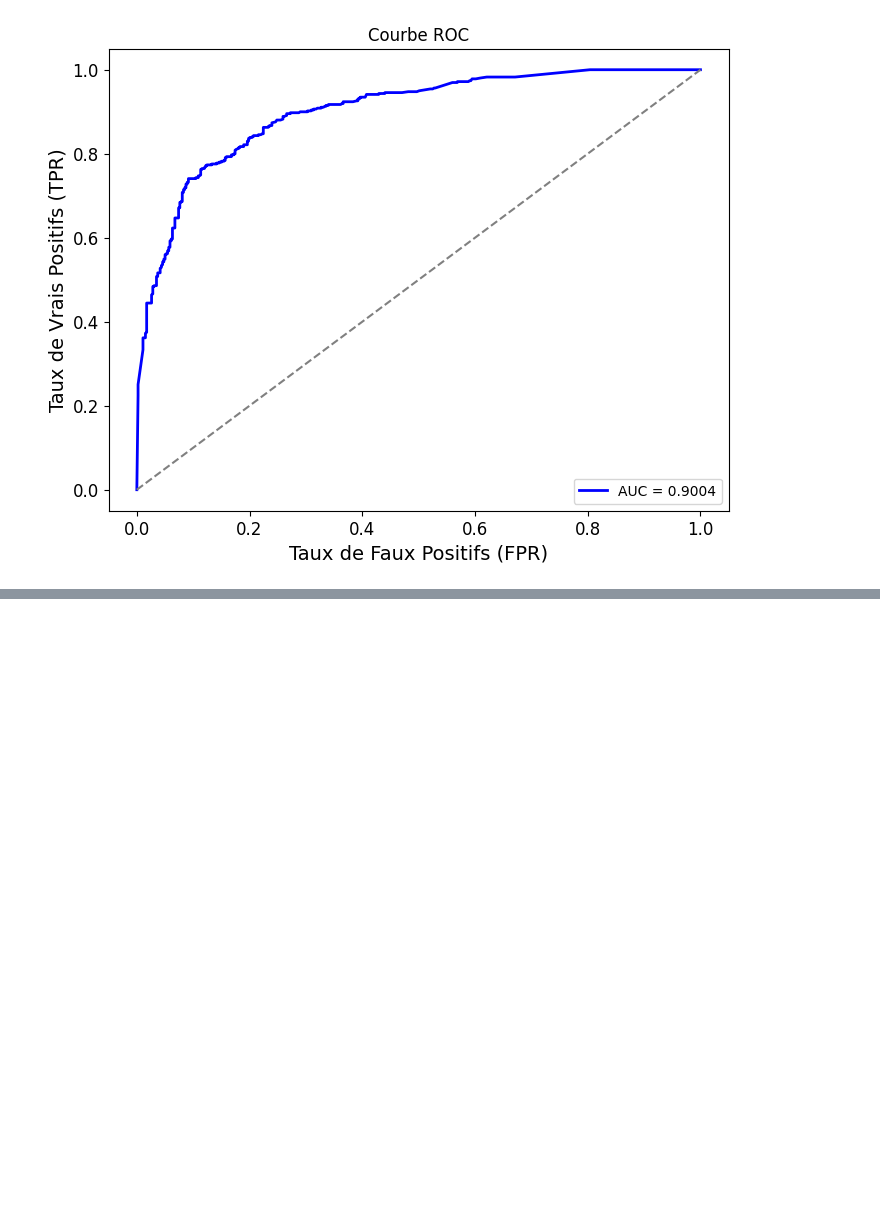
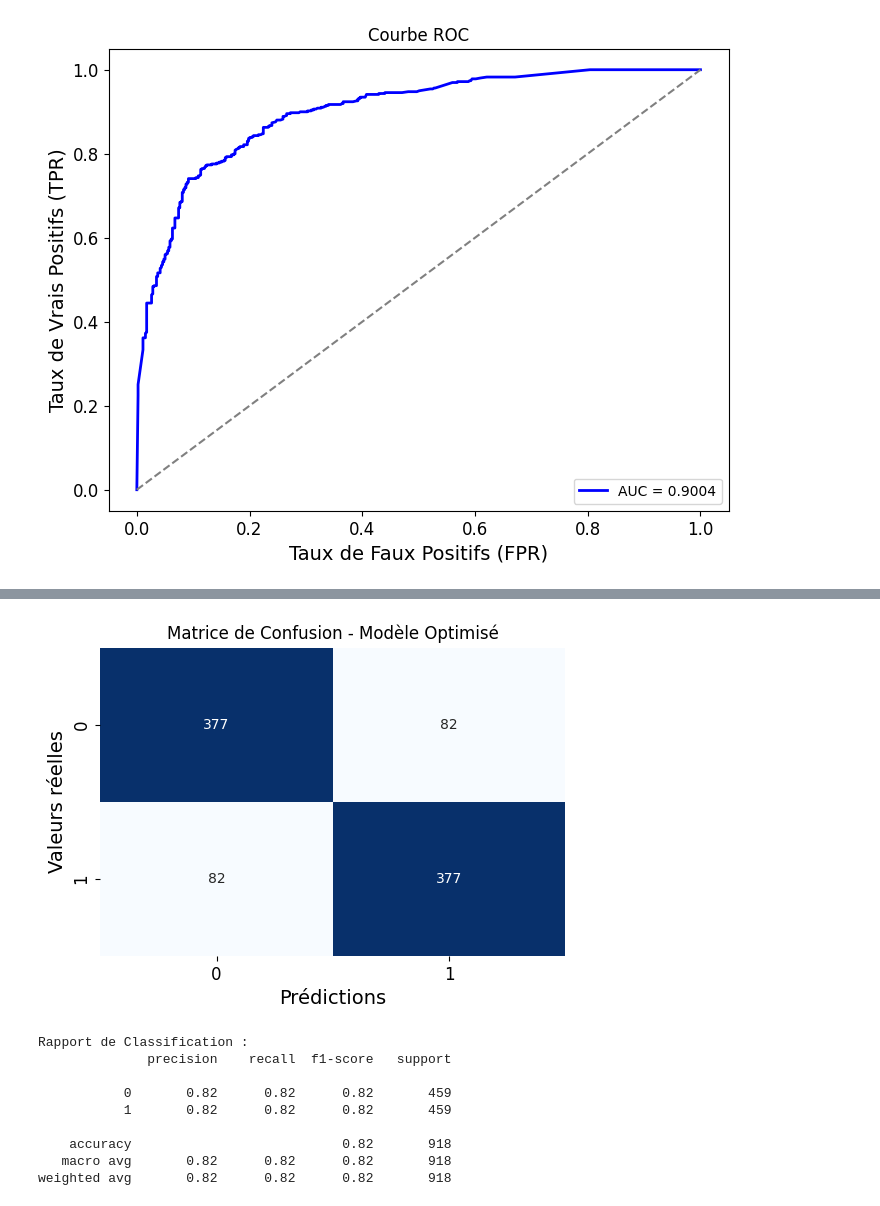
Before and after one commit to mdunand2/2024_MLEES, a Jupyter notebook: Project/Landslide_Italy.ipynb, the cells around one changed output, grey strips where cells are left out. Saved outputs shown, nothing was run; the diff lists cells and outputs as text; code cells hidden in the pictures; blank space fills up the shorter version.

```diff
--- a/Project/Landslide_Italy.ipynb
+++ b/Project/Landslide_Italy.ipynb
@@ -770,0 +970,25 @@ plt.show()
+# %%
+from tensorflow.keras.models import Sequential
+from tensorflow.keras.layers import Dense, Dropout
+from tensorflow.keras.optimizers import Adam
+
+model_optimized = Sequential([
+    Dense(8, activation='relu', input_shape=(3,)),  # 8 neurones au lieu de 4
+    Dropout(0.3),  # Ajout de dropout pour la régularisation
+    Dense(8, activation='relu'),
+    Dropout(0.3),
+    Dense(4, activation='relu'),  # Ajouter une troisième couche cachée
+    Dense(1, activation='sigmoid')  # Probabilité de glissement de terrain
+])
+
+# Compilation avec optimiseur et taux d'apprentissage plus avancés
+model_optimized.compile(optimizer=Adam(learning_rate=0.001),
+              loss='binary_crossentropy',
+              metrics=['accuracy'])
+# %%
+# 2. Entraînement du modèle
+history = model_optimized.fit(X_train_scaled, y_train,
+                              epochs=100,  # Ajustable en fonction des besoins
+                              batch_size=16,  # Taille du lot pour l'entraînement
+                              validation_data=(X_val_scaled, y_val),
+                              verbose=1)
@@ -770,0 +1013,21 @@ plt.show()
+# %%
+# 3. Évaluation du modèle optimisé
+# Prédiction des probabilités et des classes
+y_pred_proba = model_optimized.predict(X_test_scaled).ravel()
+y_pred = (y_pred_proba > 0.45).astype(int)
+
+# Calcul de la matrice de confusion
+cm = confusion_matrix(y_test, y_pred)
+
+# Affichage de la matrice de confusion avec étiquettes
+plt.figure(figsize=(6,4))
+sns.heatmap(cm, annot=True, fmt="d", cmap="Blues", cbar=False)
+plt.xlabel("Prédictions")
+plt.ylabel("Valeurs réelles")
+plt.title("Matrice de Confusion - Modèle Optimisé")
+plt.show()
+
+# Rapport de classification pour des métriques supplémentaires
+print("Rapport de Classification :")
+print(classification_report(y_test, y_pred))
+# %% [output]
@@ -770,0 +1035,10 @@ plt.show()
+[figure, added]
+Rapport de Classification :
+              precision    recall  f1-score   support
+
+           0       0.82      0.82      0.82       459
+           1       0.82      0.82      0.82       459
+
+    accuracy                           0.82       918
+   macro avg       0.82      0.82      0.82       918
+weighted avg       0.82      0.82      0.82       918
```
Also changed, not shown: parts of 22 cells of this notebook.
